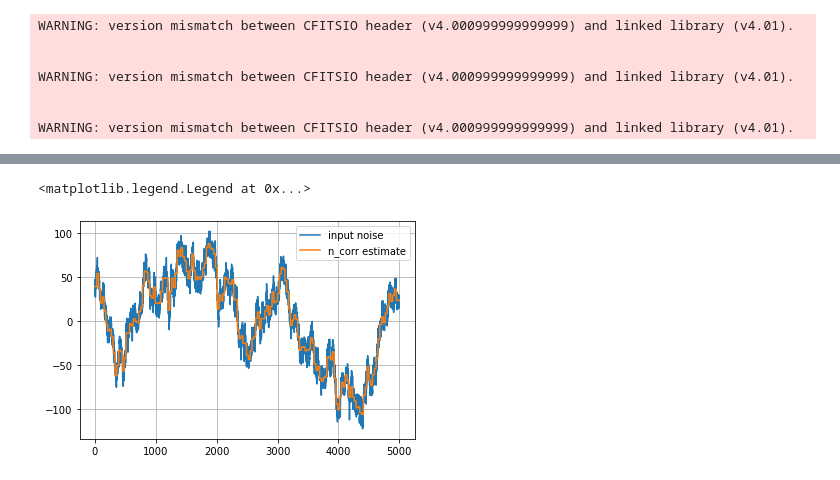
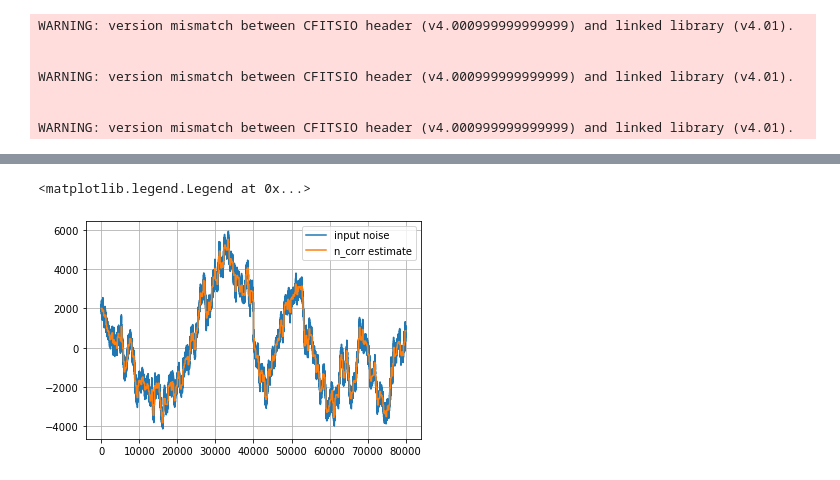
Before and after one commit to catyz/destripe, a Jupyter notebook: healpy_destripe.ipynb, the cells around one changed output, grey strips where cells are left out. Saved outputs shown, nothing was run; the diff lists cells and outputs as text; code cells hidden in the pictures.

```diff
--- a/healpy_destripe.ipynb
+++ b/healpy_destripe.ipynb
@@ -117,6 +148,10 @@ signal = m[pixels]
 # %%
 reload(lib)
-noise = lib.generate_noise(nsamp, 1/sampling_rate, fknee=1, alpha=2, sigma=5)
-plt.plot(np.arange(nsamp), noise)
+noise1 = lib.generate_noise(nsamp, 1/sampling_rate, fknee=0.5, alpha=2, sigma=100)
+noise2 = lib.generate_noise(nsamp, 1/sampling_rate, fknee=0.5, alpha=2, sigma=100)
+
+plt.plot(times, noise1)
+plt.plot(times, noise2)
+
 plt.grid()
 # %% [output]
@@ -134,4 +167,7 @@ plt.grid()
+# %%
+obs1 = Observation(m[pixels_lr] + noise1, pixels_lr)
+obs2 = Observation(m[pixels_ud] + noise2, pixels_ud)
 # %%
-mapmaker = Mapmaker(pixels, nside, baseline_length, verbose=False)
-a = mapmaker.solve(y)
+mapmaker = Mapmaker(nside, baseline_length, verbose=True)
+a = mapmaker.solve([obs1, obs2], tol=0)
 # %% [output]
@@ -139,8 +191,11 @@ Residual: 1.8661138976544973e-13 in 32 iterations
+# %%
+full_noise = np.concatenate([noise1, noise2])
+baselines = F(a, baseline_length, len(full_noise))
 # %%
-plt.plot(noise - np.mean(noise), label='input noise')
-plt.plot(F(a, baseline_length) - np.mean(F(a, baseline_length)), label='n_corr estimate')
+plt.plot(full_noise-np.mean(full_noise), label='input noise')
+plt.plot(baselines- np.mean(baselines) , label='n_corr estimate')
 plt.grid()
 plt.legend()
 # %% [output]
 <matplotlib.legend.Legend at 0x...>
-[figure, old version]
+[figure, new version]
```
Also changed, not shown: parts of 23 cells of this notebook, 4 other files.
